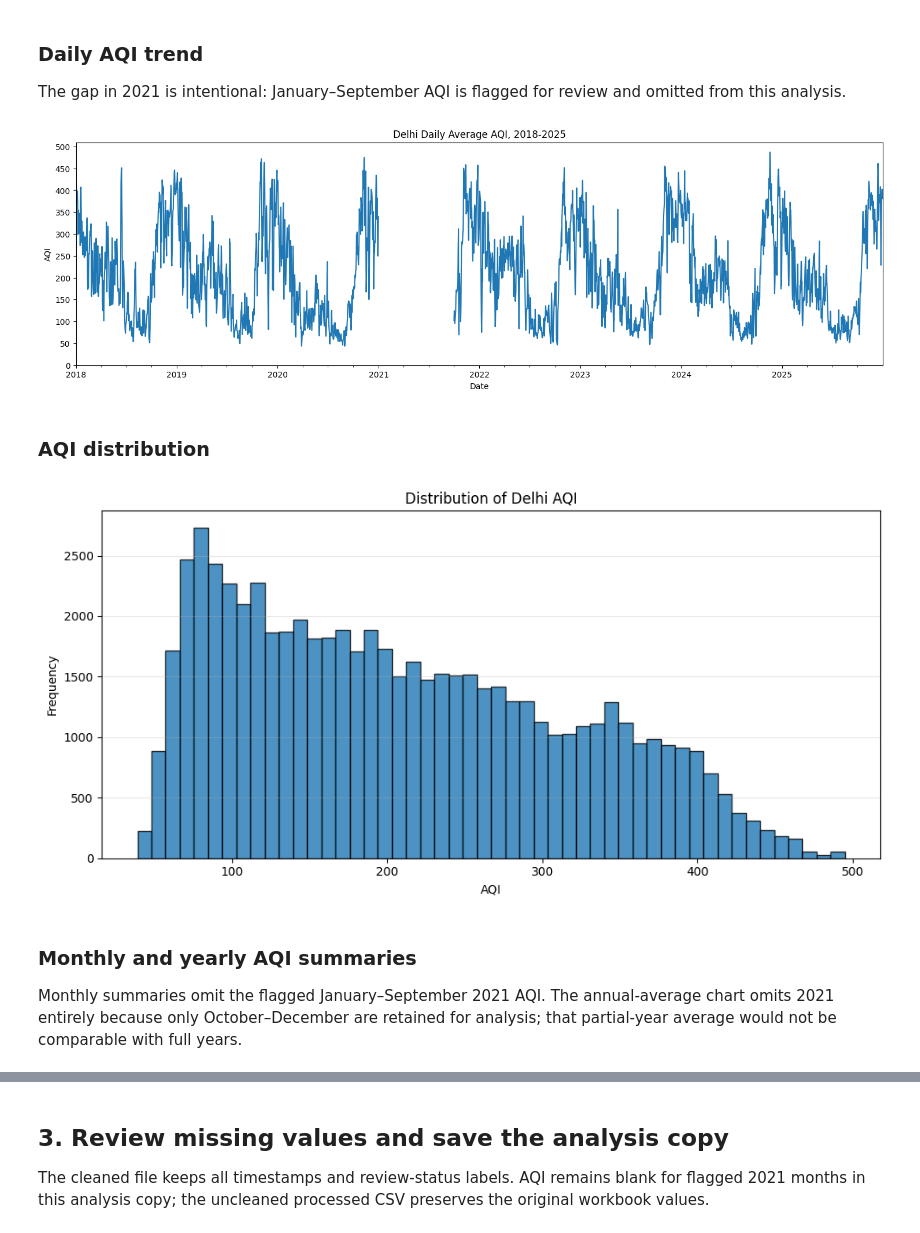
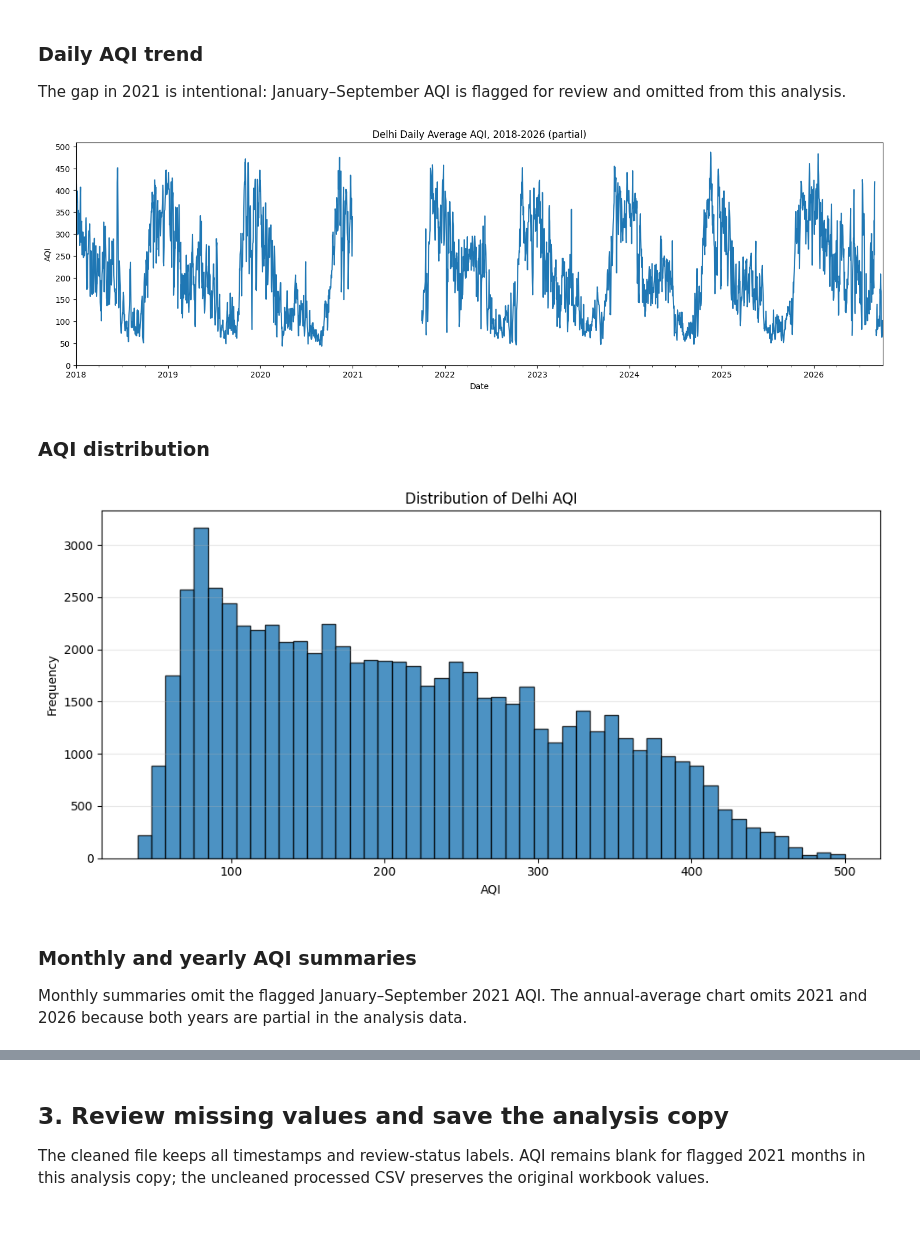
Before and after one commit to texas-ctrl/Delhi-aqi-forecasting, a Jupyter notebook: notebooks/02_eda_data.ipynb, the cells around one changed output, grey strips where cells are left out. Cells and saved outputs as stored; diff of their text form; code cells hidden in the pictures.

Commit message:
Add 2026 AQI data and refresh forecasting analysis

```diff
--- a/notebooks/02_eda_data.ipynb
+++ b/notebooks/02_eda_data.ipynb
@@ -10,13 +10,22 @@ Explore the city-level AQI series while keeping the January–September 2021 sou
 Load Notebook 01’s data. For analysis, set AQI to missing in the flagged 2021 months so those values cannot affect plots, correlations, labels, or counts. The original values remain available in `source_data` and the uncleaned processed CSV.
 # %%
 # Load data and EDA libraries once.
+# VS Code may start the kernel at the repository root or inside notebooks/.
+import os
+from pathlib import Path
+working_dir = Path.cwd().resolve()
+project_root = next((parent for parent in (working_dir, *working_dir.parents)
+                     if (parent / "eda_plots").is_dir()
+                     and (parent / "processed_data").is_dir()), None)
+if project_root is not None:
+    os.chdir(project_root / "notebooks")
 import pandas as pd
 import numpy as np
 import matplotlib.pyplot as plt
 import matplotlib.dates as mdates
 from statsmodels.graphics.tsaplots import plot_acf
 
-source_data = pd.read_csv("../processed_data/delhi_6station_avg_2018_2025.csv", index_col="Timestamp", parse_dates=True)
+source_data = pd.read_csv("../processed_data/delhi_6station_avg_2018_2026.csv", index_col="Timestamp", parse_dates=True)
 final = source_data.copy()
 review_mask = final["AQI_review_status"].eq("review_required")
 print("Rows with 2021 AQI flagged for review:", int(review_mask.sum()))
@@ -36,21 +45,21 @@ The gap in 2021 is intentional: January–September AQI is flagged for review an
 # %%
 # Daily AQI trend.
 ax = final['AQI'].resample('D').mean().plot(figsize=(18,5))
 
-plt.title("Delhi Daily Average AQI, 2018-2025")
+plt.title("Delhi Daily Average AQI, 2018-2026 (partial)")
 plt.ylabel("AQI")
 plt.xlabel("Date")
 
 ax.xaxis.set_major_locator(mdates.YearLocator())
 ax.xaxis.set_major_formatter(mdates.DateFormatter('%Y'))
 
 plt.xticks(rotation=0)
 plt.yticks(range(0, 501, 50))
 
 plt.savefig("../eda_plots/01_daily_aqi_trend.png", dpi=300, bbox_inches="tight")
 plt.show()
 # %% [output]
-[figure, old version]
+[figure, new version]
 # %% [markdown]
 ### AQI distribution
 # %%
@@ -68,11 +77,11 @@ plt.tight_layout()
 plt.savefig("../eda_plots/02_aqi_histogram.png", dpi=300, bbox_inches="tight")
 plt.show()
 # %% [output]
-[figure, old version]
+[figure, new version]
 # %% [markdown]
 ### Monthly and yearly AQI summaries
 
-Monthly summaries omit the flagged January–September 2021 AQI. The annual-average chart omits 2021 entirely because only October–December are retained for analysis; that partial-year average would not be comparable with full years.
+Monthly summaries omit the flagged January–September 2021 AQI. The annual-average chart omits 2021 and 2026 because both years are partial in the analysis data.
 # %%
 # Monthly AQI trend.
 
```
Also changed, not shown: parts of 25 cells of this notebook, 27 other files.
